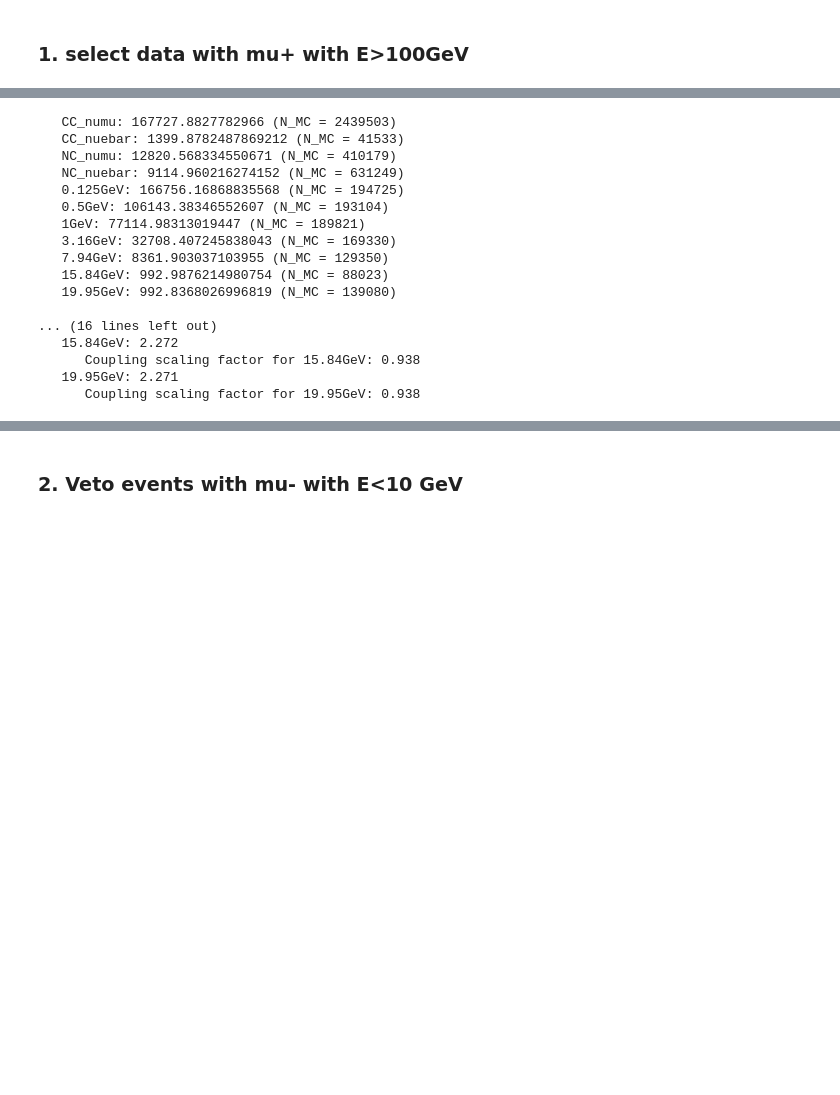
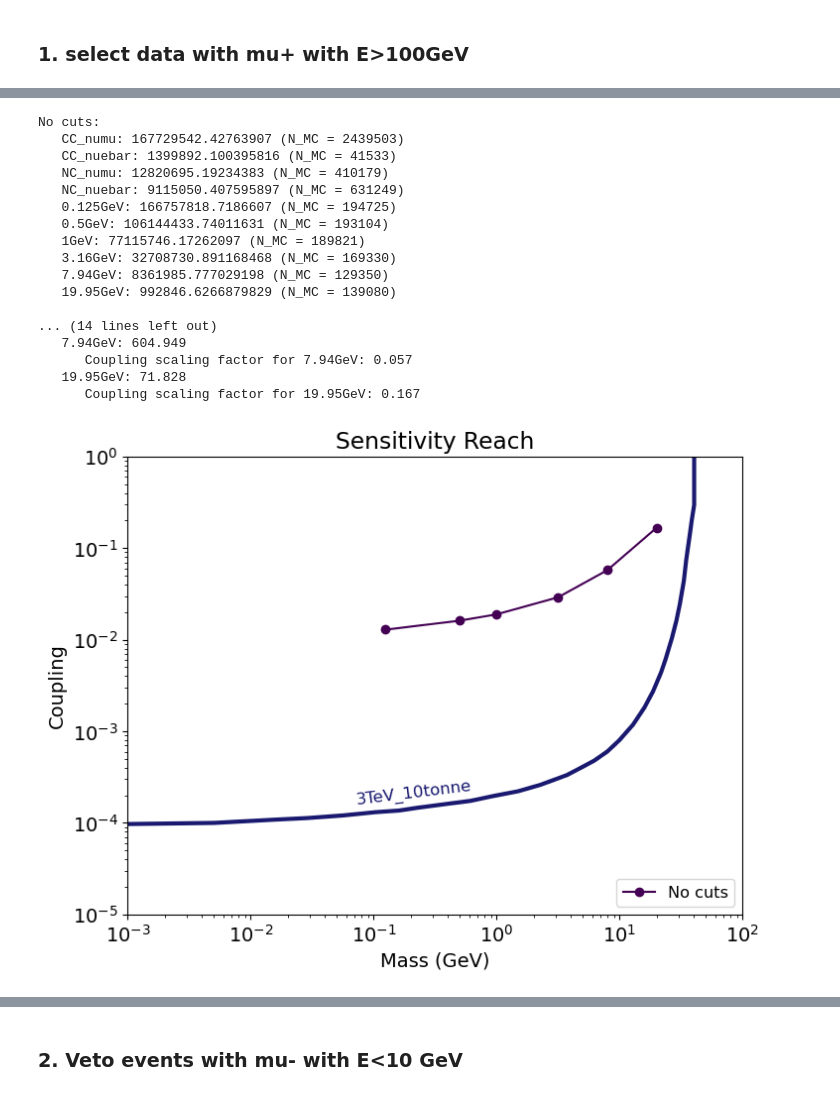
Before and after one commit to JyotismitaAdhikary/Mu_col_nu_portal, a Jupyter notebook: Sensitivity_cuts-small_det-final-Jyotismita.ipynb, the cells around one changed output, grey strips where cells are left out. Cells and saved outputs as stored; diff of their text form; code cells hidden in the pictures; blank space fills up the shorter version.

```diff
--- a/Sensitivity_cuts-small_det-final-Jyotismita.ipynb
+++ b/Sensitivity_cuts-small_det-final-Jyotismita.ipynb
@@ -461,22 +616,23 @@ get_stacked_histogram(
 # %%
-get_rates(data, header = None)
+get_rates(data, header = "No cuts")
 # %% [output]
-   CC_numu: 167727.8827782966 (N_MC = 2439503)
-   CC_nuebar: 1399.8782487869212 (N_MC = 41533)
-   NC_numu: 12820.568334550671 (N_MC = 410179)
-   NC_nuebar: 9114.960216274152 (N_MC = 631249)
-   0.125GeV: 166756.16868835568 (N_MC = 194725)
-   0.5GeV: 106143.38346552607 (N_MC = 193104)
-   1GeV: 77114.98313019447 (N_MC = 189821)
-   3.16GeV: 32708.407245838043 (N_MC = 169330)
-   7.94GeV: 8361.903037103955 (N_MC = 129350)
-   15.84GeV: 992.9876214980754 (N_MC = 88023)
-   19.95GeV: 992.8368026996819 (N_MC = 139080)
+No cuts:
+   CC_numu: 167729542.42763907 (N_MC = 2439503)
+   CC_nuebar: 1399892.100395816 (N_MC = 41533)
+   NC_numu: 12820695.19234383 (N_MC = 410179)
+   NC_nuebar: 9115050.407595897 (N_MC = 631249)
+   0.125GeV: 166757818.7186607 (N_MC = 194725)
+   0.5GeV: 106144433.74011631 (N_MC = 193104)
+   1GeV: 77115746.17262097 (N_MC = 189821)
+   3.16GeV: 32708730.891168468 (N_MC = 169330)
+   7.94GeV: 8361985.777029198 (N_MC = 129350)
+   19.95GeV: 992846.6266879829 (N_MC = 139080)
 
-... (16 lines left out)
-   15.84GeV: 2.272
-      Coupling scaling factor for 15.84GeV: 0.938
-   19.95GeV: 2.271
-      Coupling scaling factor for 19.95GeV: 0.938
+... (14 lines left out)
+   7.94GeV: 604.949
+      Coupling scaling factor for 7.94GeV: 0.057
+   19.95GeV: 71.828
+      Coupling scaling factor for 19.95GeV: 0.167
+[figure, added]
 # %%
 data = data[data['e_mu_plus']>100]
```
Also changed, not shown: parts of 16 cells of this notebook.
